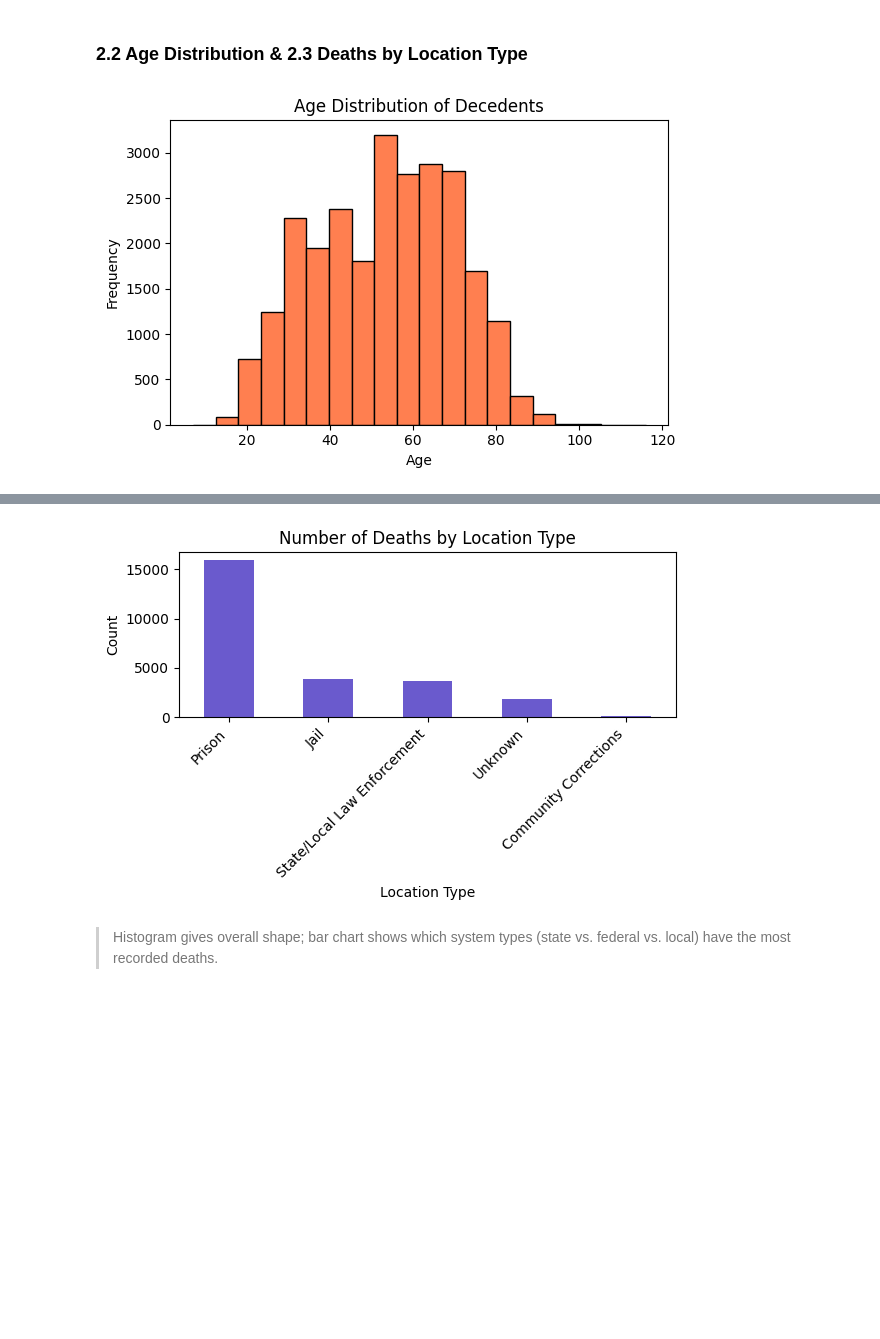
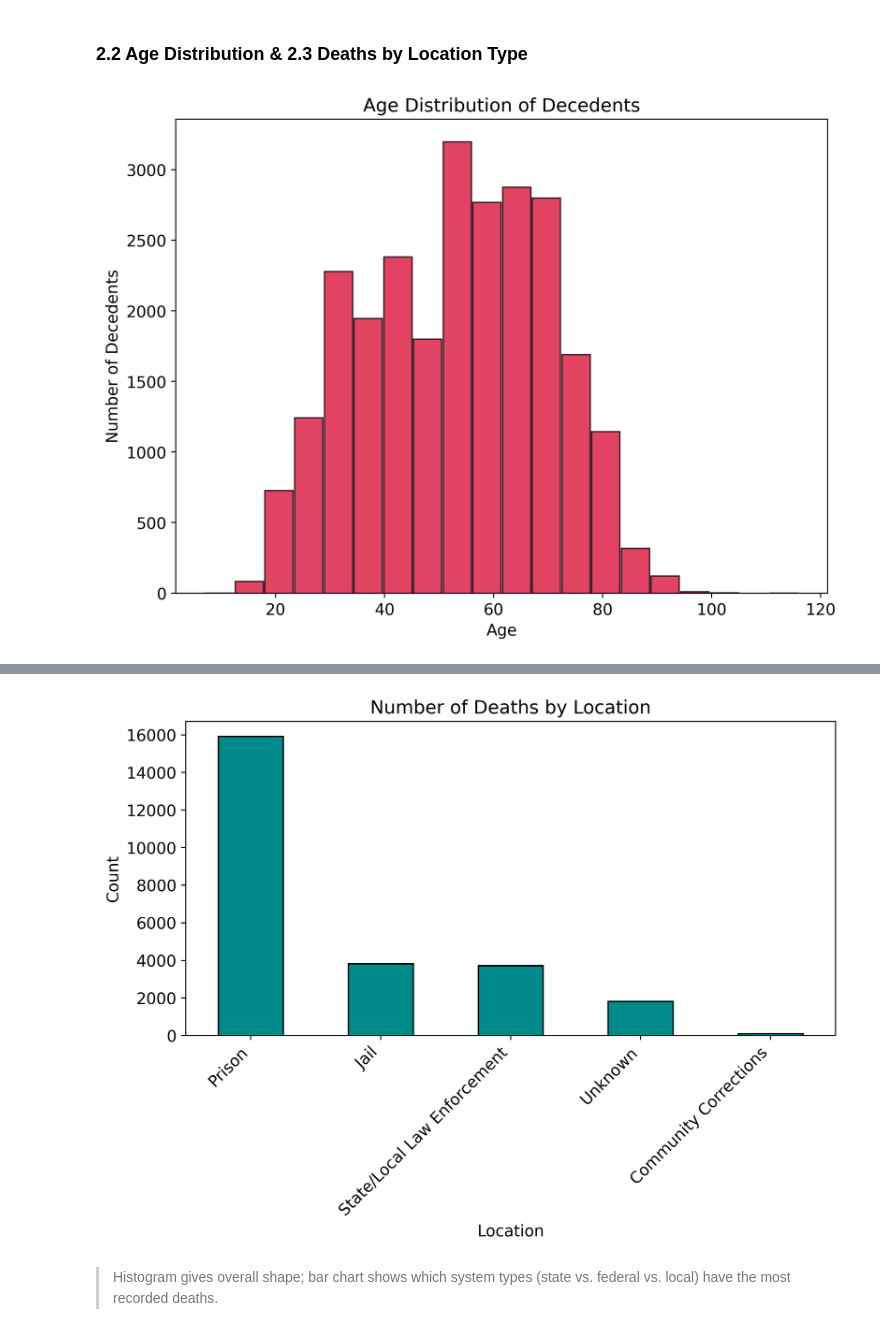
Before and after one commit to Ramil-cyber/Research_Linking_Analyzing_US_Prisons_Deaths, a Jupyter notebook: EDA/EDA_BJA_data.ipynb, the cells around one changed output, grey strips where cells are left out. Drawn from its saved outputs; the diff is of its cells as text; code cells hidden in the pictures; blank space fills up the shorter version.

```diff
--- a/EDA/EDA_BJA_data.ipynb
+++ b/EDA/EDA_BJA_data.ipynb
@@ -95,14 +92,0 @@ BJA["Location Type"] = BJA["Location Type"].replace({"jail": "Jail"})
-# %%
-BJA["Fiscal Year of Death"] = pd.to_datetime(BJA["Fiscal Year of Death"])
-BJA["Death Year"] = BJA["Fiscal Year of Death"].dt.year
-
-year_counts = BJA["Death Year"].value_counts().sort_index()
-
-plt.figure(figsize=(6, 4))
-year_counts.plot(kind="bar", color="steelblue")
-plt.title("Number of Prison Deaths by Fiscal Year")
-plt.xlabel("Fiscal Year")
-plt.ylabel("Number of Deaths")
-plt.xticks(rotation=45, ha='right')
-plt.tight_layout()
-plt.show()
@@ -225,28 +327,54 @@ plt.show()
 # %% [markdown]
 ### 2.2 Age Distribution & 2.3 Deaths by Location Type
 # %%
-plt.figure(figsize=(6, 4))
-BJA["Age"].plot(kind="hist", bins=20, color="coral", edgecolor="black")
-plt.title("Age Distribution of Decedents")
-plt.xlabel("Age")
-plt.ylabel("Frequency")
+import matplotlib.pyplot as plt
+import numpy as np
+
+# --------------------------
+# HISTOGRAM WITHOUT THE OVERLAID LINE
+# --------------------------
+
+ages = BJA["Age"].dropna()
+counts, bin_edges = np.histogram(ages, bins=20)
+bin_centers = (bin_edges[:-1] + bin_edges[1:]) / 2
+
+plt.figure(figsize=(8, 6), dpi=350)
+
+# Draw only the histogram bars (no line)
+plt.bar(
+    bin_centers,
+    counts,
+    width=(bin_edges[1] - bin_edges[0]) * 0.95,
+    color="crimson",
+    edgecolor="black",
+    alpha=0.8,
+)
+
+plt.title("Age Distribution of Decedents", fontsize=14)
+plt.xlabel("Age", fontsize=12)
+plt.ylabel("Number of Decedents", fontsize=12)
+plt.xticks(fontsize=12)
+plt.yticks(fontsize=12)
+
 plt.tight_layout()
 plt.show()
 
-# Basic statistics
-age_stats = BJA["Age"].describe()
-print(age_stats)
 
-# Counting deaths by Location Type
+# --------------------------
+# BAR CHART OF 'Location Type' WITH DARK CYAN
+# --------------------------
 loc_type_counts = BJA["Location Type"].value_counts()
 
-plt.figure(figsize=(6, 4))
-loc_type_counts.plot(kind="bar", color="slateblue")
-plt.title("Number of Deaths by Location Type")
-plt.xlabel("Location Type")
-plt.ylabel("Count")
-plt.xticks(rotation=45, ha="right")
+plt.figure(figsize=(8, 6), dpi=350)
+loc_type_counts.plot(kind="bar", color="darkcyan", edgecolor="black")
+
+plt.title("Number of Deaths by Location", fontsize=14)
+plt.xlabel("Location", fontsize=12)
+plt.ylabel("Count", fontsize=12)
+plt.xticks(rotation=45, ha="right", fontsize=12)
+plt.yticks(fontsize=12)
+
 plt.tight_layout()
 plt.show()
 # %% [output]
-[figure, old version]
+[figure, new version]
@@ -262,4 +381,4 @@ Name: Age, dtype: float64
-[figure, old version]
+[figure, new version]
 # %% [markdown]
 > Histogram gives overall shape; bar chart shows which system types (state vs. federal vs. local) have the most recorded deaths.
 # %% [markdown]
```
Also changed, not shown: parts of 13 cells of this notebook, 1 other file.
